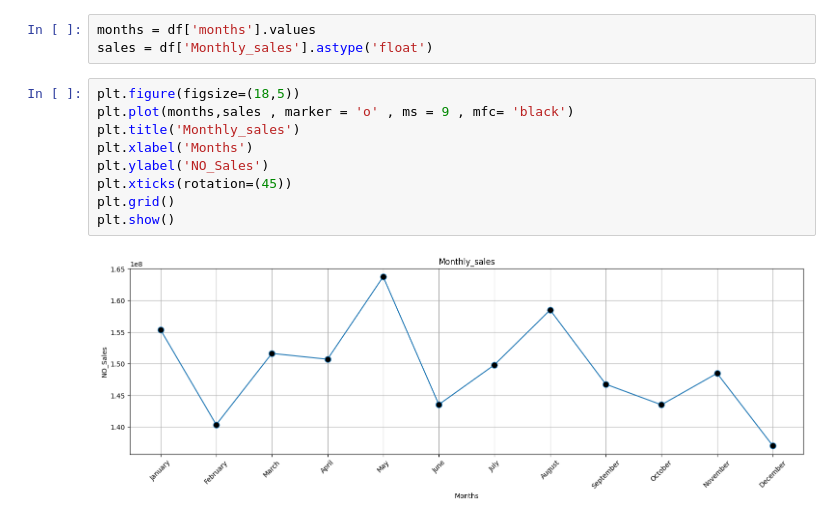
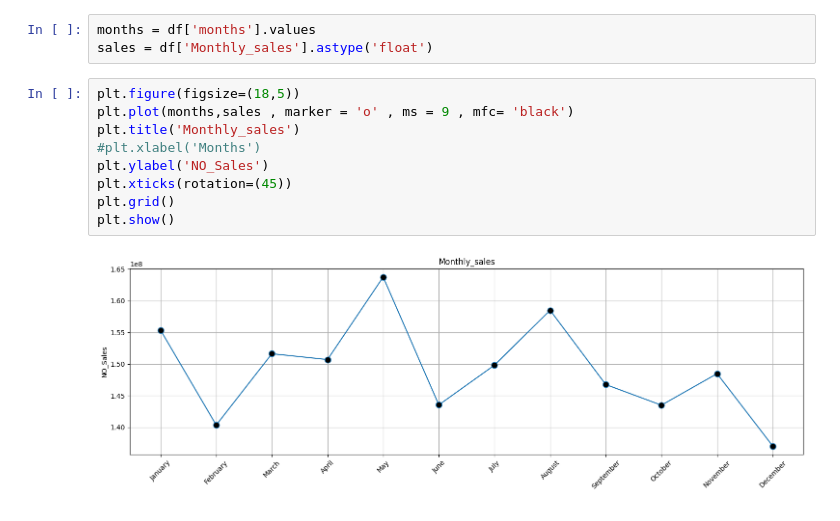
Before and after one commit to Manishkumar902/Swift-market, a Jupyter notebook: test.ipynb, the cells around one changed output. Saved outputs shown, nothing was run; the diff lists cells and outputs as text.

```diff
--- a/test.ipynb
+++ b/test.ipynb
@@ -824,11 +824,11 @@ sales = df['Monthly_sales'].astype('float')
 # %%
 plt.figure(figsize=(18,5))
 plt.plot(months,sales , marker = 'o' , ms = 9 , mfc= 'black')
 plt.title('Monthly_sales')
-plt.xlabel('Months')
+#plt.xlabel('Months')
 plt.ylabel('NO_Sales')
 plt.xticks(rotation=(45))
 plt.grid()
 plt.show()
 # %% [output]
-[figure, old version]
+[figure, new version]
```
Also changed, not shown: parts of 1 cell of this notebook.
